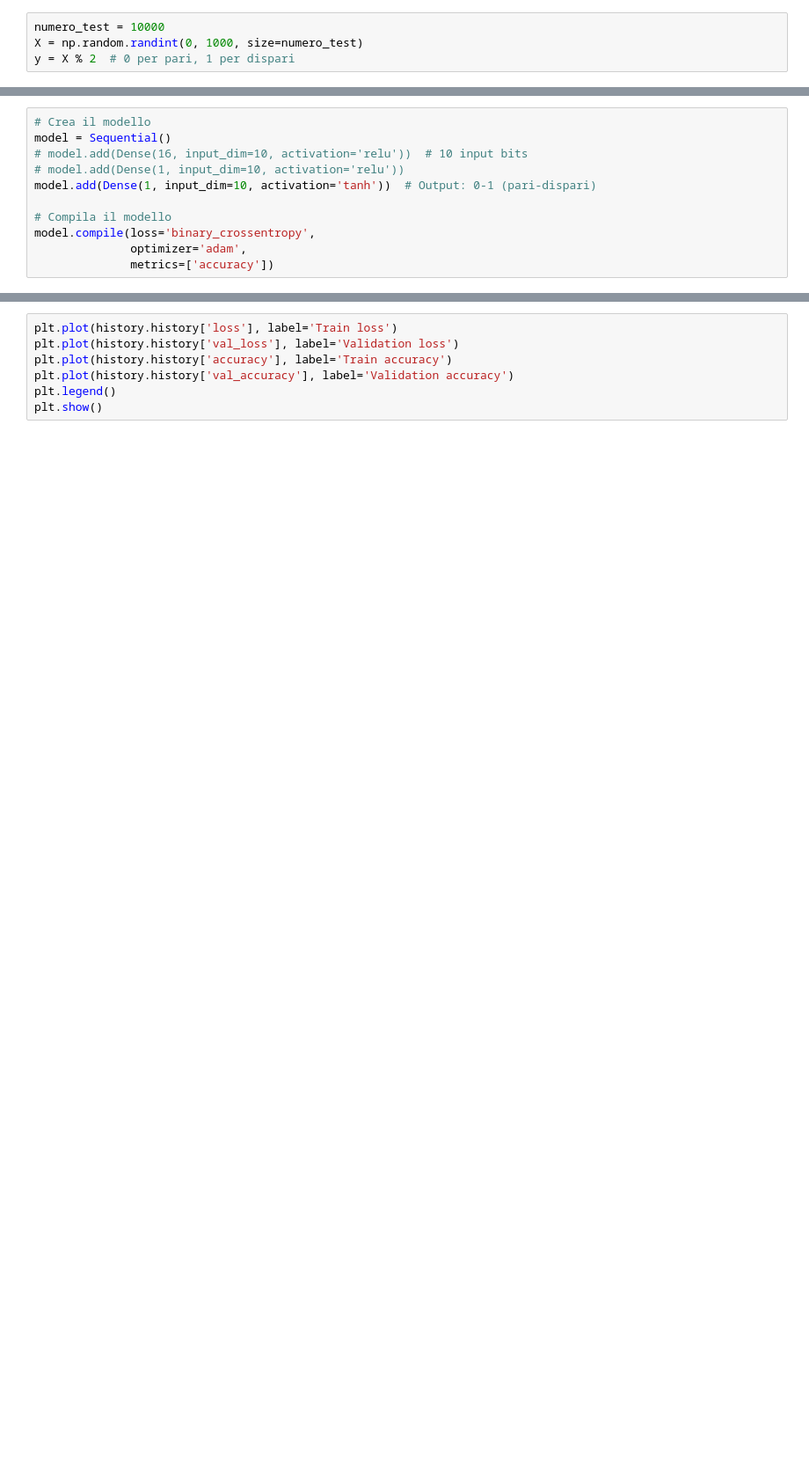
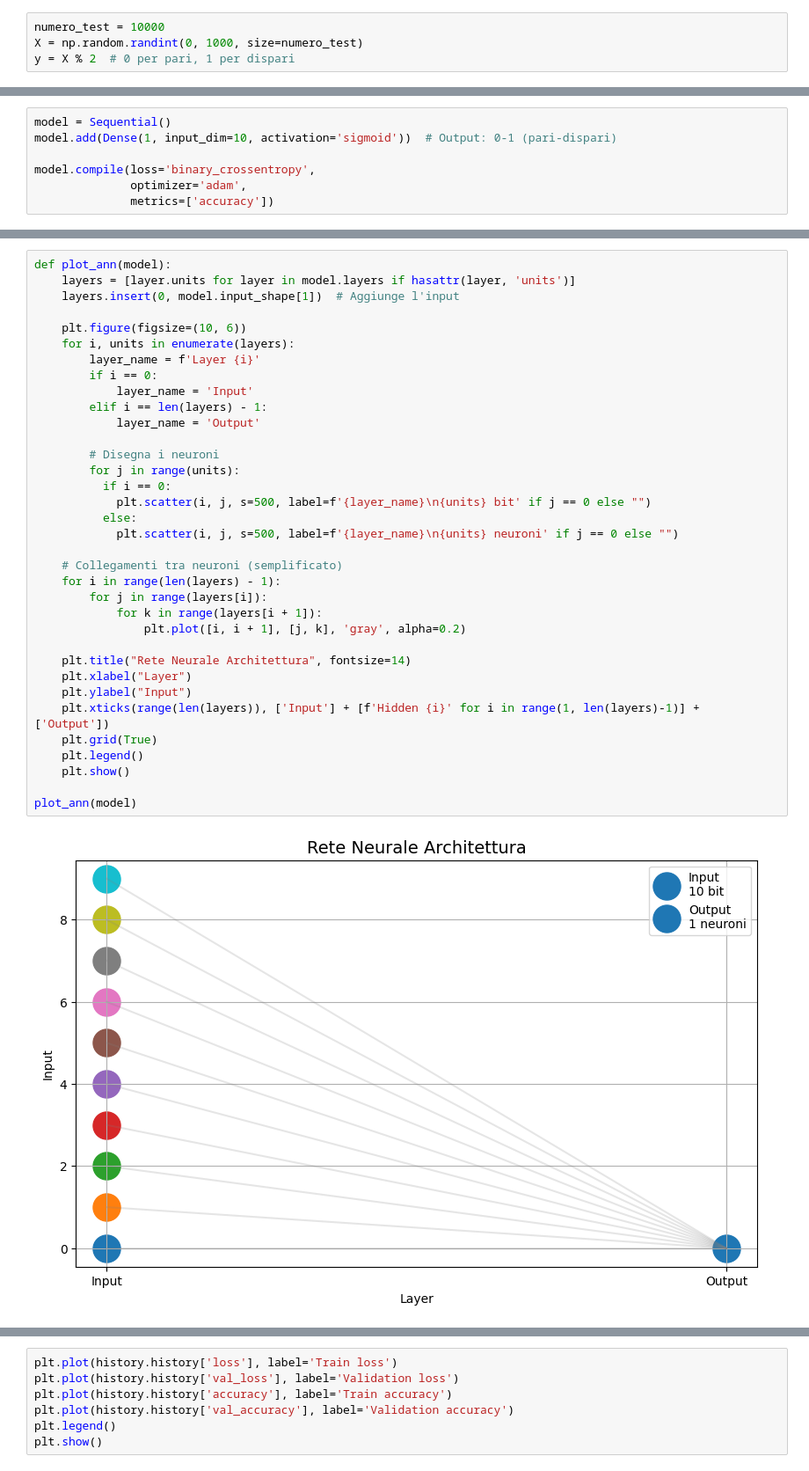
Before and after one commit to campionl/dl, a Jupyter notebook: neurale_paridispari.ipynb, the cells around one changed output, grey strips where cells are left out. Shown: that part at 88% size. Saved outputs shown, nothing was run; the diff lists cells and outputs as text; blank space fills up the shorter version.

```diff
--- a/neurale_paridispari.ipynb
+++ b/neurale_paridispari.ipynb
@@ -27,11 +36,7 @@ X_train, X_test, y_train, y_test = train_test_split(X_binary, y, test_size=0.2,
 # %%
-# Crea il modello
 model = Sequential()
-# model.add(Dense(16, input_dim=10, activation='relu'))  # 10 input bits
-# model.add(Dense(1, input_dim=10, activation='relu'))
-model.add(Dense(1, input_dim=10, activation='tanh'))  # Output: 0-1 (pari-dispari)
+model.add(Dense(1, input_dim=10, activation='sigmoid'))  # Output: 0-1 (pari-dispari)
 
-# Compila il modello
 model.compile(loss='binary_crossentropy',
               optimizer='adam',
               metrics=['accuracy'])
@@ -37,0 +45,37 @@ model.compile(loss='binary_crossentropy',
+# %%
+def plot_ann(model):
+    layers = [layer.units for layer in model.layers if hasattr(layer, 'units')]
+    layers.insert(0, model.input_shape[1])  # Aggiunge l'input
+
+    plt.figure(figsize=(10, 6))
+    for i, units in enumerate(layers):
+        layer_name = f'Layer {i}'
+        if i == 0:
+            layer_name = 'Input'
+        elif i == len(layers) - 1:
+            layer_name = 'Output'
+
+        # Disegna i neuroni
+        for j in range(units):
+          if i == 0:
+            plt.scatter(i, j, s=500, label=f'{layer_name}\n{units} bit' if j == 0 else "")
+          else:
+            plt.scatter(i, j, s=500, label=f'{layer_name}\n{units} neuroni' if j == 0 else "")
+
+    # Collegamenti tra neuroni (semplificato)
+    for i in range(len(layers) - 1):
+        for j in range(layers[i]):
+            for k in range(layers[i + 1]):
+                plt.plot([i, i + 1], [j, k], 'gray', alpha=0.2)
+
+    plt.title("Rete Neurale Architettura", fontsize=14)
+    plt.xlabel("Layer")
+    plt.ylabel("Input")
+    plt.xticks(range(len(layers)), ['Input'] + [f'Hidden {i}' for i in range(1, len(layers)-1)] + ['Output'])
+    plt.grid(True)
+    plt.legend()
+    plt.show()
+
+plot_ann(model)
+# %% [output]
+[figure, added]
```
Also changed, not shown: parts of 17 cells of this notebook.
